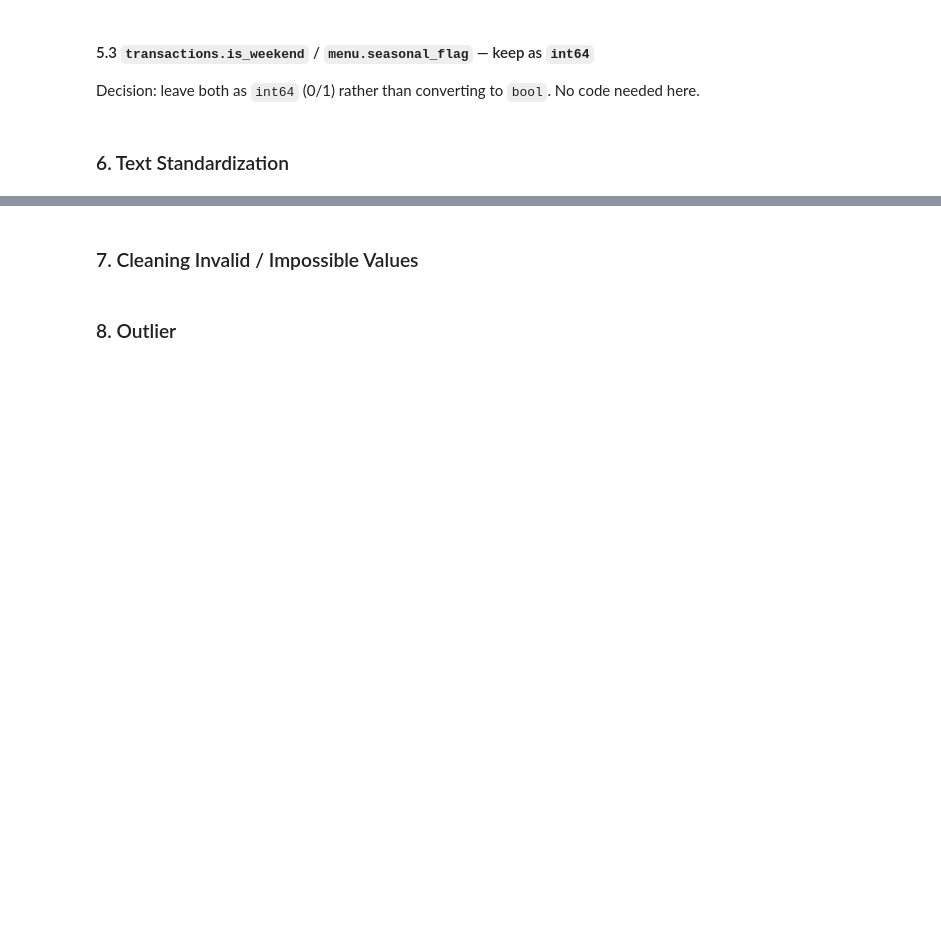
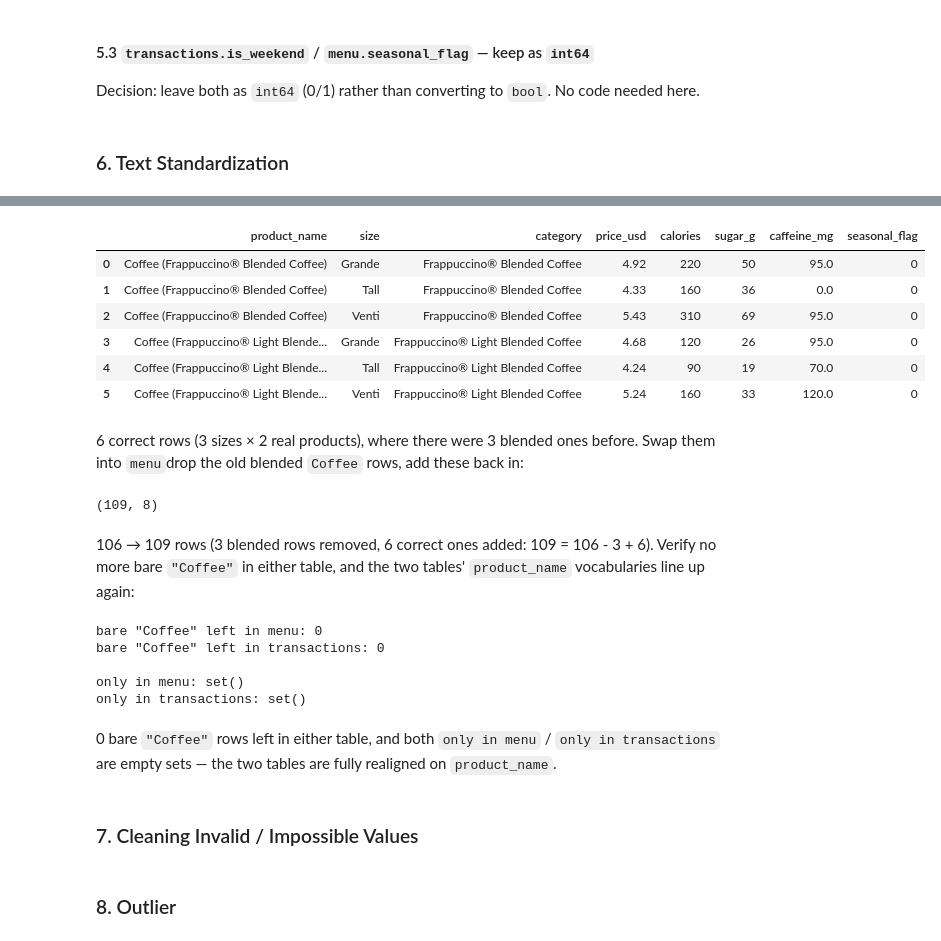
Before and after one commit to Sherry438/Starbucks-Menu-Portfolio-Strategy, a Jupyter notebook: notebooks/03_data_cleaning.ipynb, the cells around one changed output, grey strips where cells are left out. Drawn from its saved outputs; the diff is of its cells as text; code cells hidden in the pictures; blank space fills up the shorter version.

```diff
--- a/notebooks/03_data_cleaning.ipynb
+++ b/notebooks/03_data_cleaning.ipynb
@@ -371,3 +484,56 @@ Decision: leave both as `int64` (0/1) rather than converting to `bool`. No code
+# %%
+menu_coffee_raw = pd.read_csv('../data/raw/starbucks_menu.csv').drop_duplicates()
+menu_coffee_raw = menu_coffee_raw[menu_coffee_raw['product_name'] == 'Coffee'].copy()
+menu_coffee_raw['product_name'] = menu_coffee_raw['product_name'] + ' (' + menu_coffee_raw['category'] + ')'
+
+menu_coffee_fixed = menu_coffee_raw.groupby(['product_name', 'size'], as_index=False).agg({
+    'category':      'first',
+    'price_usd':     'median',
+    'calories':      'median',
+    'sugar_g':       'median',
+    'caffeine_mg':   'median',
+    'seasonal_flag': resolve_seasonal_flag,
+})
+menu_coffee_fixed[['calories', 'sugar_g']] = menu_coffee_fixed[['calories', 'sugar_g']].round().astype('int64')
+
+menu_coffee_fixed
+# %% [output]
+|  | product_name | size | category | price_usd | calories | sugar_g | caffeine_mg | seasonal_flag |
+| 0 | Coffee (Frappuccino® Blended Coffee) | Grande | Frappuccino® Blended Coffee | 4.92 | 220 | 50 | 95.0 | 0 |
+| 1 | Coffee (Frappuccino® Blended Coffee) | Tall | Frappuccino® Blended Coffee | 4.33 | 160 | 36 | 0.0 | 0 |
+| 2 | Coffee (Frappuccino® Blended Coffee) | Venti | Frappuccino® Blended Coffee | 5.43 | 310 | 69 | 95.0 | 0 |
+| 3 | Coffee (Frappuccino® Light Blende... | Grande | Frappuccino® Light Blended Coffee | 4.68 | 120 | 26 | 95.0 | 0 |
+| 4 | Coffee (Frappuccino® Light Blende... | Tall | Frappuccino® Light Blended Coffee | 4.24 | 90 | 19 | 70.0 | 0 |
+| 5 | Coffee (Frappuccino® Light Blende... | Venti | Frappuccino® Light Blended Coffee | 5.24 | 160 | 33 | 120.0 | 0 |
+# %% [markdown]
+6 correct rows (3 sizes × 2 real products), where there were 3 blended ones before. Swap them into `menu`drop the old blended `Coffee` rows, add these back in:
+# %%
+menu = pd.concat([
+    menu[menu['product_name'] != 'Coffee'],
+    menu_coffee_fixed
+], ignore_index=True)
+
+menu.shape
+# %% [output]
+(109, 8)
+# %% [markdown]
+106 → 109 rows (3 blended rows removed, 6 correct ones added: 109 = 106 - 3 + 6). Verify no more bare `"Coffee"` in either table, and the two tables' `product_name` vocabularies line up again:
+# %%
+print('bare "Coffee" left in menu:', (menu['product_name'] == 'Coffee').sum())
+print('bare "Coffee" left in transactions:', (transactions['product_name'] == 'Coffee').sum())
+print()
+only_in_menu = set(menu['product_name']) - set(transactions['product_name'])
+only_in_transactions = set(transactions['product_name']) - set(menu['product_name'])
+print('only in menu:', only_in_menu)
+print('only in transactions:', only_in_transactions)
+# %% [output]
+bare "Coffee" left in menu: 0
+bare "Coffee" left in transactions: 0
+
+only in menu: set()
+only in transactions: set()
+# %% [markdown]
+0 bare `"Coffee"` rows left in either table, and both `only in menu` / `only in transactions` are empty sets — the two tables are fully realigned on `product_name`.
 # %% [markdown]
 ### 7. Cleaning Invalid / Impossible Values
 # %% [markdown]
```
Also changed, not shown: parts of 17 cells of this notebook.
